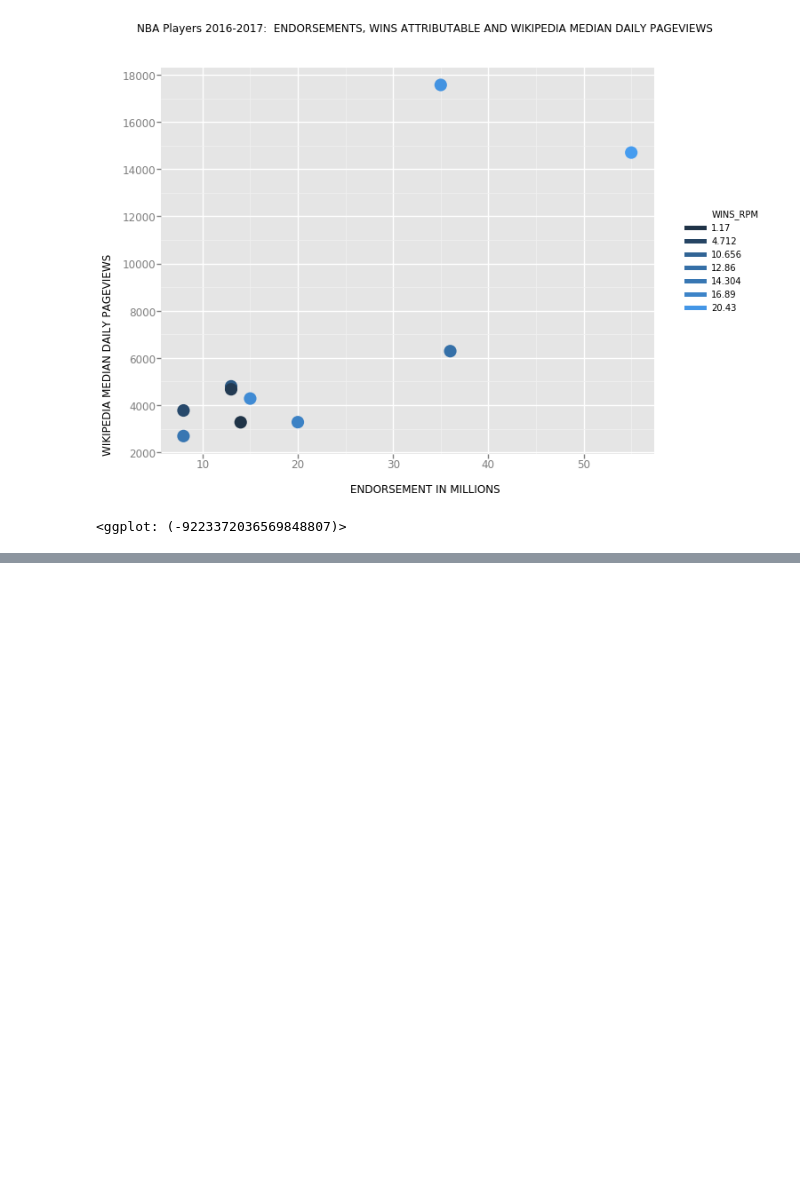
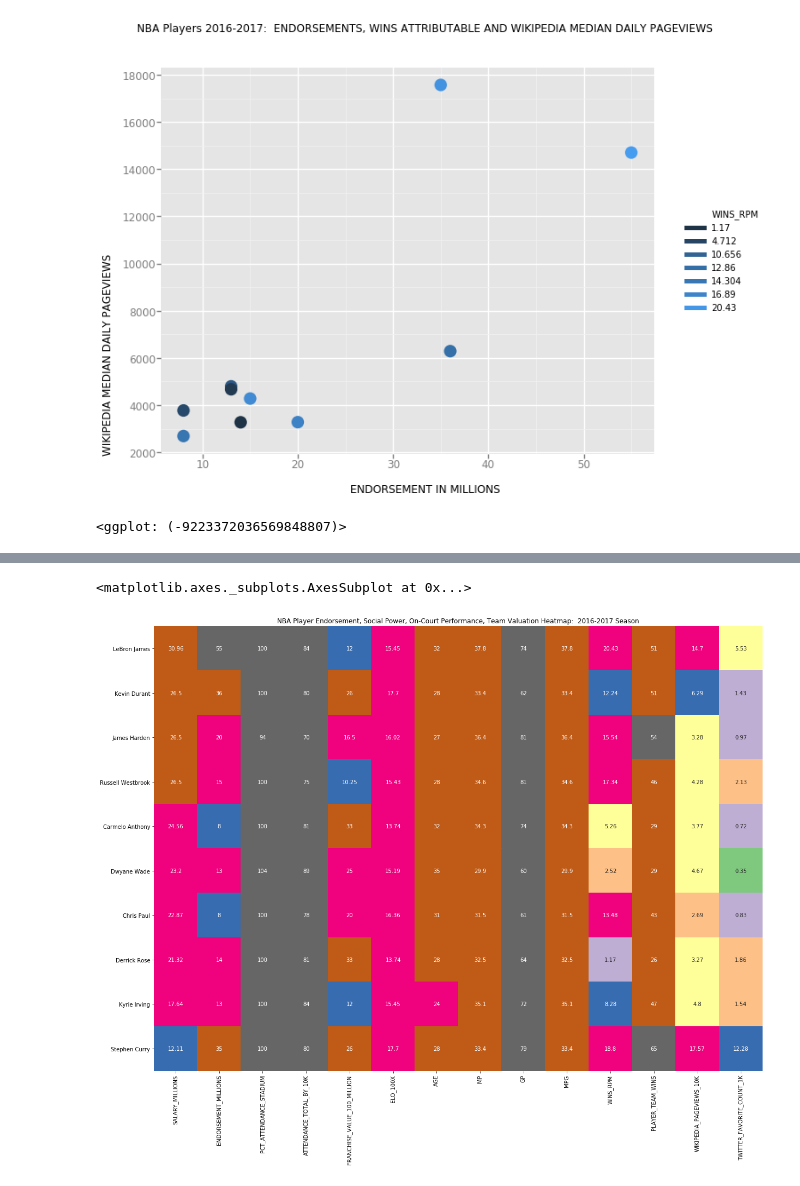
Before and after one commit to noahgift/socialpowernba, a Jupyter notebook: notebooks/nba_player_power_influence_performance.ipynb, the cells around one changed output, grey strips where cells are left out. Cells and saved outputs as stored; diff of their text form; code cells hidden in the pictures; blank space fills up the shorter version.

```diff
--- a/notebooks/nba_player_power_influence_performance.ipynb
+++ b/notebooks/nba_player_power_influence_performance.ipynb
@@ -399,0 +412,12 @@ endorsement_value_stats_df.to_csv("../data/nba_2017_endorsement_full_stats.csv")
+# %%
+from matplotlib.colors import LogNorm
+plt.subplots(figsize=(20,15))
+pd.set_option('display.float_format', lambda x: '%.3f' % x)
+norm = LogNorm()
+ax = plt.axes()
+grid = endorsements.select_dtypes([np.number])
+ax.set_title("NBA Player Endorsement, Social Power, On-Court Performance, Team Valuation Heatmap:  2016-2017 Season")
+sns.heatmap(grid,annot=True, yticklabels=endorsements["PLAYER"],fmt='g', cmap="Accent", cbar=False, norm=norm)
+# %% [output]
+<matplotlib.axes._subplots.AxesSubplot at 0x...>
+[figure, added]
```
Also changed, not shown: parts of 6 cells of this notebook, 1 other file.
